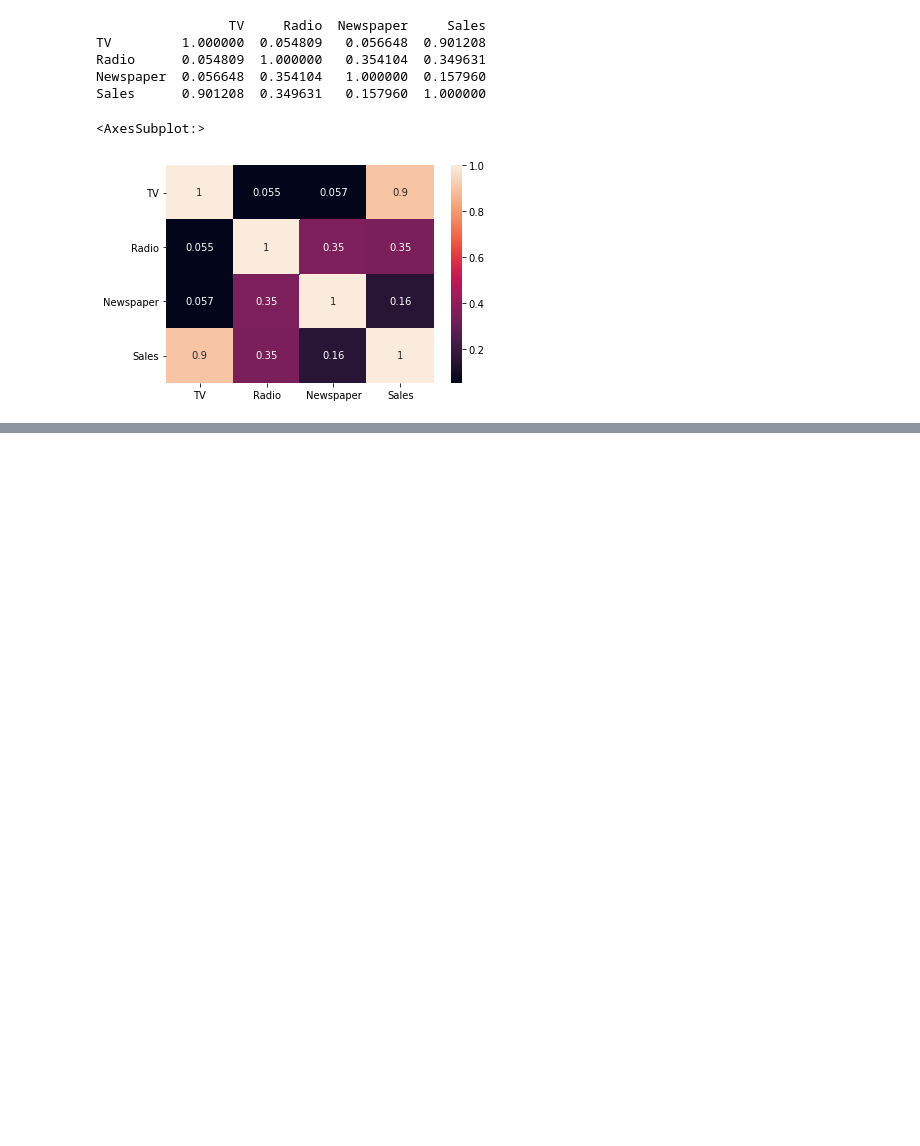
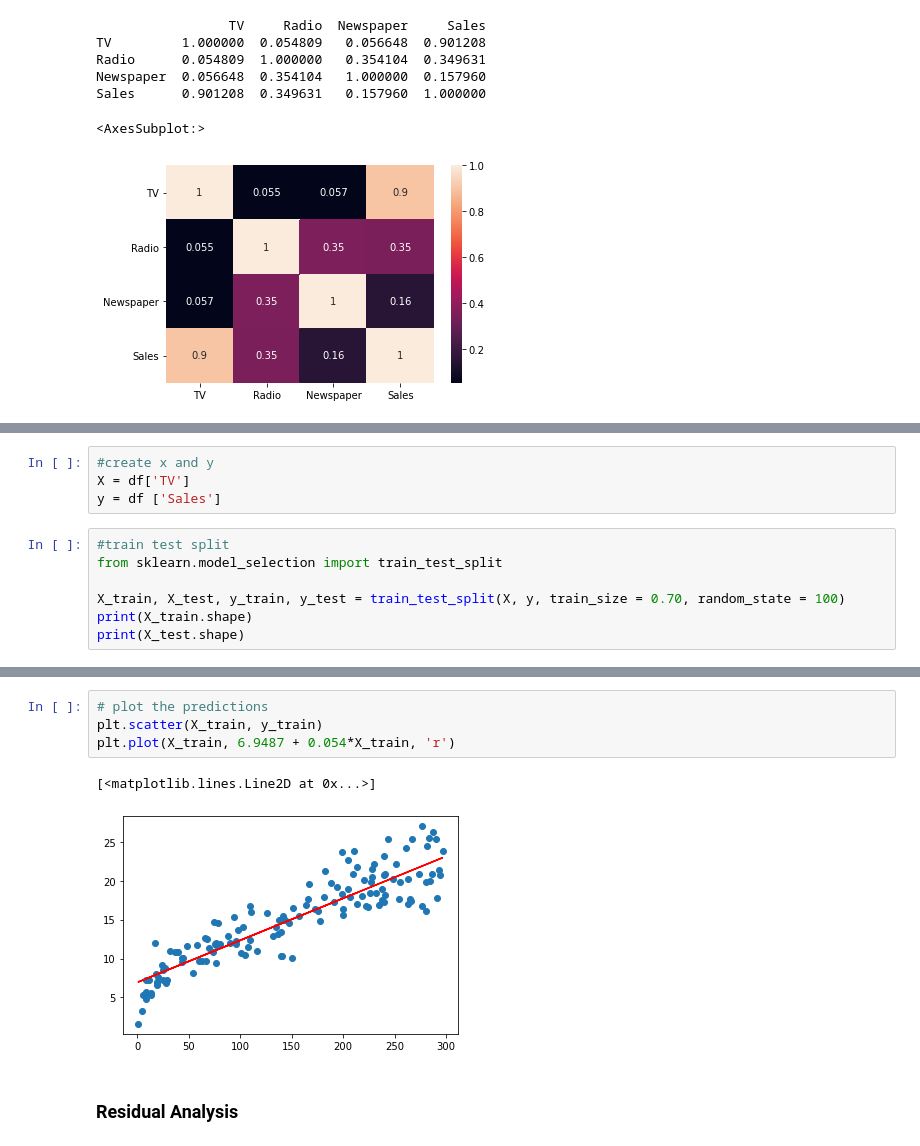
Before and after one commit to khairnardevashish/Advertising-Simple-Linear-Regression, a Jupyter notebook: Simple LR.ipynb, the cells around one changed output, grey strips where cells are left out. Saved outputs shown, nothing was run; the diff lists cells and outputs as text; blank space fills up the shorter version.

```diff
--- a/Simple LR.ipynb
+++ b/Simple LR.ipynb
@@ -100,0 +112,11 @@ Sales      0.901208  0.349631   0.157960  1.000000
+# %%
+#create x and y
+X = df['TV']
+y = df ['Sales']
+# %%
+#train test split
+from sklearn.model_selection import train_test_split
+
+X_train, X_test, y_train, y_test = train_test_split(X, y, train_size = 0.70, random_state = 100)
+print(X_train.shape)
+print(X_test.shape)
@@ -100,0 +179,9 @@ Sales      0.901208  0.349631   0.157960  1.000000
+# %%
+# plot the predictions
+plt.scatter(X_train, y_train)
+plt.plot(X_train, 6.9487 + 0.054*X_train, 'r')
+# %% [output]
+[<matplotlib.lines.Line2D at 0x...>]
+[figure, added]
+# %% [markdown]
+### Residual Analysis
```
Also changed, not shown: parts of 27 cells of this notebook.
